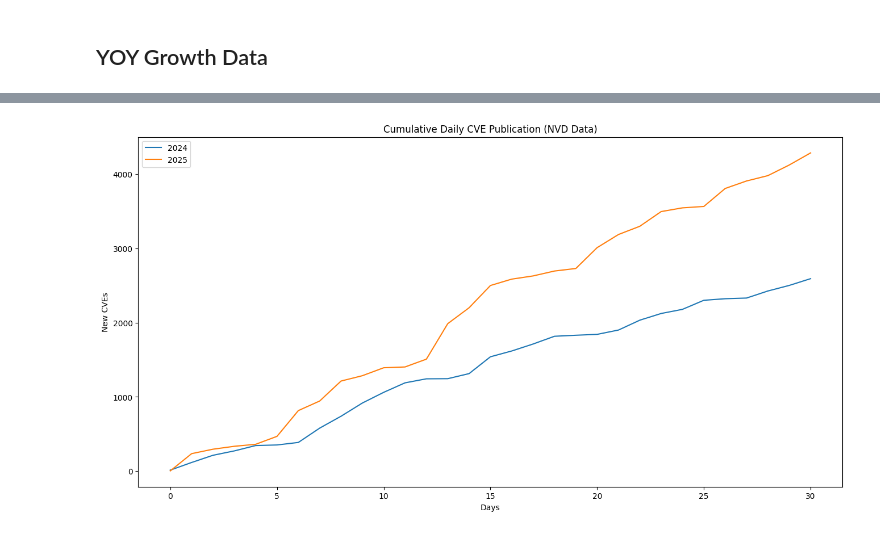
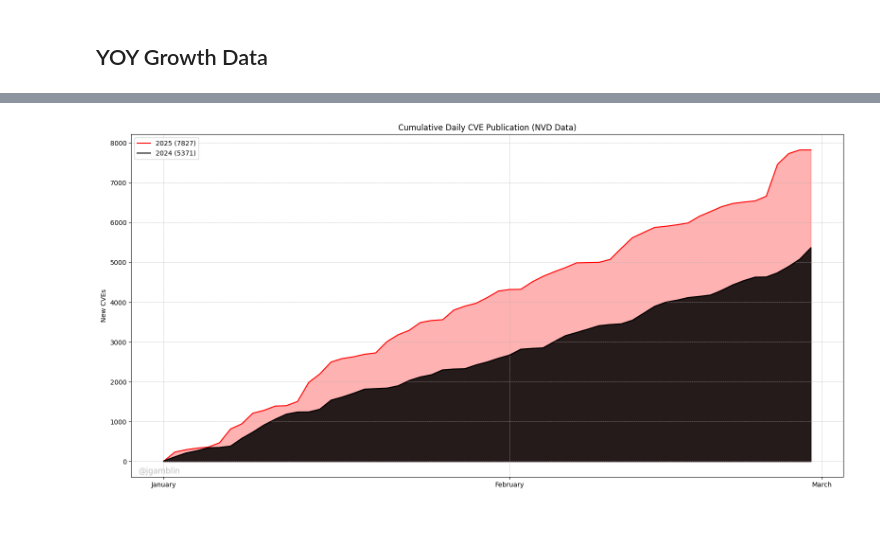
Before and after one commit to jgamblin/monthlyCVEStats, a Jupyter notebook: 2025/2025-YOY-Graph-Days.ipynb, the cells around one changed output, grey strips where cells are left out. Drawn from its saved outputs; the diff is of its cells as text; code cells hidden in the pictures.

```diff
--- a/2025/2025-YOY-Graph-Days.ipynb
+++ b/2025/2025-YOY-Graph-Days.ipynb
@@ -166,4 +104,7 @@ Day_2025 = Day_2025.rename(columns={"Published": "Day"}, errors="raise")
 Day_2025['Day'] = Day_2025['Day'].dt.strftime('%B-%d')
 
 Days = pd.merge(Day_2024, Day_2025, how='left')
-Days
+
+# Replace NaN values with 0 and round 2025 values to the nearest integer
+Days = Days.fillna(0)
+Days['2025'] = Days['2025'].round().astype(int)
@@ -196,8 +111,40 @@ cg.set_xlabel("Days");
 # %%
-cg = Days.cumsum().plot( figsize=(16, 8), title='Cumulative Daily CVE Publication (NVD Data)', stacked=False)
-plt.grid()
-cg.grid(False)
-cg.set_ylabel("New CVEs");
-cg.set_xlabel("Days");
+import matplotlib.pyplot as plt
+import matplotlib.dates as mdates
+
+# Calculate the cumulative sum of CVEs
+cumulative_cves = Days.cumsum()
+
+# Replace NaN values with 0
+cumulative_cves = cumulative_cves.fillna(0)
+
+# Find the last value for 2024 and 2025
+last_value_2024 = cumulative_cves['2024'].iloc[-1] if '2024' in cumulative_cves.columns else 0
+last_value_2025 = cumulative_cves['2025'].iloc[-1] if '2025' in cumulative_cves.columns else 0
+
+# Plot the cumulative daily CVE publication graph with filled areas
+plt.figure(figsize=(16, 8))
+plt.plot(cumulative_cves.index, cumulative_cves['2025'], label=f'2025 ({last_value_2025})', color='red')
+plt.fill_between(cumulative_cves.index, cumulative_cves['2025'], color='red', alpha=0.3)
+plt.plot(cumulative_cves.index, cumulative_cves['2024'], label=f'2024 ({last_value_2024})', color='black')
+plt.fill_between(cumulative_cves.index, cumulative_cves['2024'], color='black', alpha=0.85)
+plt.title('Cumulative Daily CVE Publication (NVD Data)')
+plt.grid(True, linestyle='--', linewidth=0.5)
+plt.ylabel("New CVEs")
+
+# Format the x-axis to show only month names
+plt.gca().xaxis.set_major_locator(mdates.MonthLocator())
+plt.gca().xaxis.set_major_formatter(mdates.DateFormatter('%B'))
+
+# Add legend
+plt.legend()
+
+# Add watermark
+plt.text(0.01, 0.01, '@jgamblin', transform=plt.gca().transAxes, fontsize=12, color='gray', alpha=0.5)
+
+# Adjust layout and save the chart as a PNG file with a descriptive name for publication
+plt.tight_layout()
+plt.savefig('cumulative_daily_cve_publication_2025.png', dpi=300, bbox_inches='tight')
+plt.show()
 # %% [output]
-[figure, old version]
+[figure, new version]
```
Also changed, not shown: parts of 6 cells of this notebook, 14 other files.
